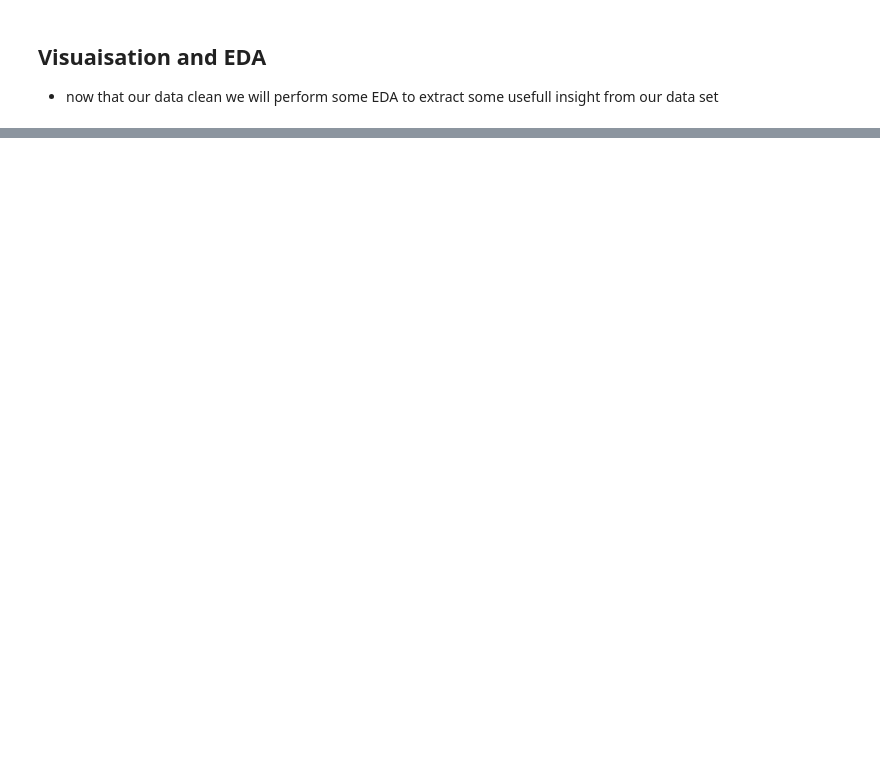
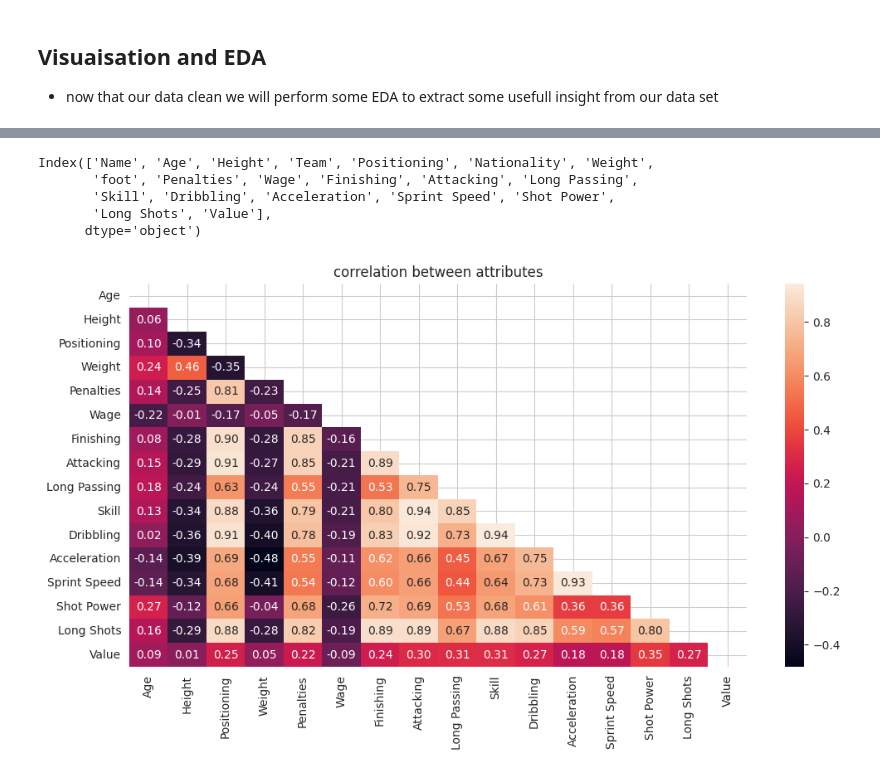
Before and after one commit to ayoub22222222/Data_Cleaning_project, a Jupyter notebook: notebook/fifa21_EDA.ipynb, the cells around one changed output, grey strips where cells are left out. Saved outputs shown, nothing was run; the diff lists cells and outputs as text; code cells hidden in the pictures; blank space fills up the shorter version.

```diff
--- a/notebook/fifa21_EDA.ipynb
+++ b/notebook/fifa21_EDA.ipynb
@@ -162,0 +163,22 @@ plt.show()
+# %%
+new_df.columns
+# %% [output]
+Index(['Name', 'Age', 'Height', 'Team', 'Positioning', 'Nationality', 'Weight',
+       'foot', 'Penalties', 'Wage', 'Finishing', 'Attacking', 'Long Passing',
+       'Skill', 'Dribbling', 'Acceleration', 'Sprint Speed', 'Shot Power',
+       'Long Shots', 'Value'],
+      dtype='object')
+# %%
+sns.set_style('whitegrid')
+# %%
+test = new_df.drop(columns=['Name', 'Team', 'Nationality', 'foot'])
+# %%
+# plotting correlation heatmap
+plt.figure(figsize=(12,6))
+corr = test.corr()
+mask = np.triu(corr)
+sns.heatmap(corr, annot= True, mask= mask, fmt = '.2f')
+plt.title("correlation between attributes")
+plt.show()
+# %% [output]
+[figure, added]
```
Also changed, not shown: parts of 30 cells of this notebook, 1 other file.
